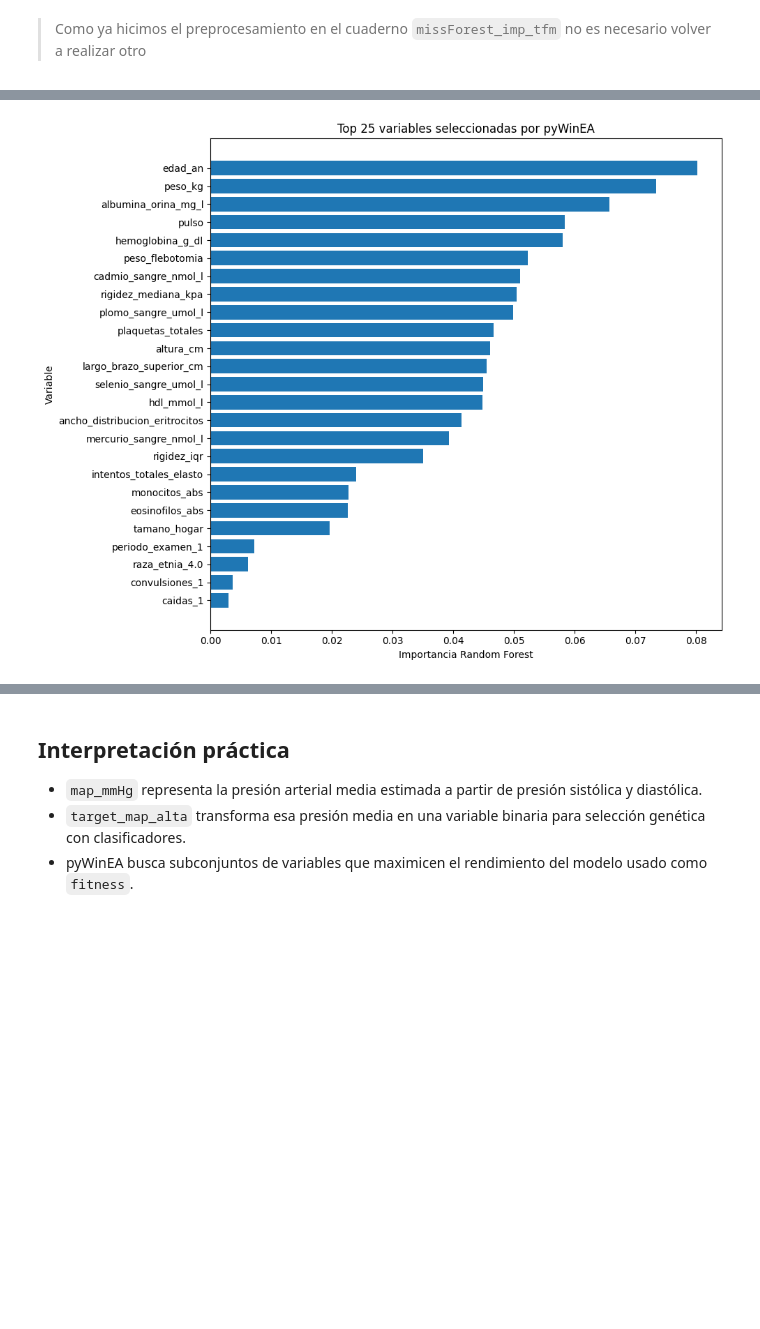
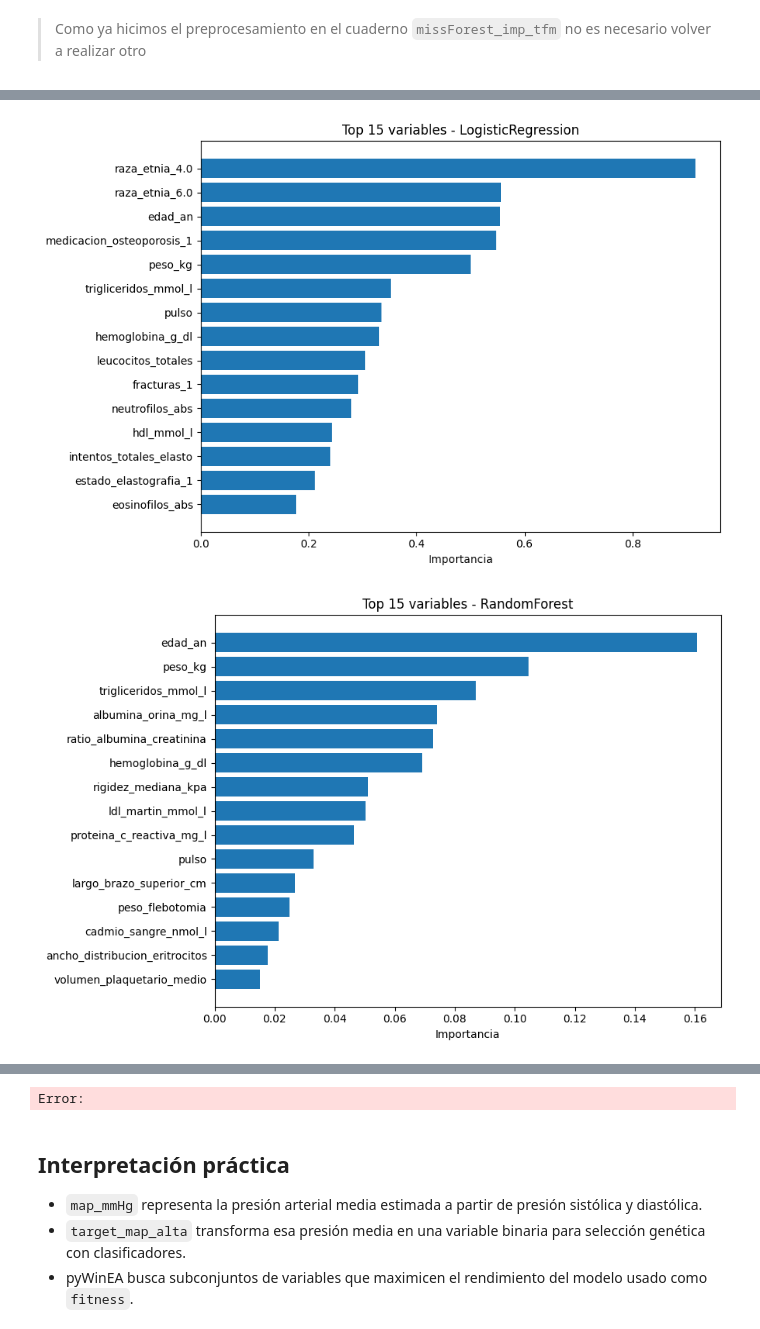
Before and after one commit to pmars21/hypertension_management_AI_driven_tool, a Jupyter notebook: seleccion_variables_pyWinEA_MAP.ipynb, the cells around one changed output, grey strips where cells are left out. Saved outputs shown, nothing was run; the diff lists cells and outputs as text; code cells hidden in the pictures; blank space fills up the shorter version.

Commit message:
Cambios A.G. Y carpeta con resultados
- Debido a una sobrecarga del equipo se interrumpió el proceso con uno de los modelos a usar (comentado) pero se continuó el proceso con los demás modelos.

```diff
--- a/seleccion_variables_pyWinEA_MAP.ipynb
+++ b/seleccion_variables_pyWinEA_MAP.ipynb
@@ -306,0 +541,21 @@ df_resultados
+# %%
+plt.figure(figsize=(12, 7))
+
+for model_name in df_generation_evolution["fitness_model"].unique():
+    df_temp = df_generation_evolution[
+        df_generation_evolution["fitness_model"] == model_name
+    ]
+
+    plt.plot(
+        df_temp["generation"],
+        df_temp["best_g_mean"],
+        label=model_name
+    )
+
+plt.title("Evolución del G-Mean según número de generaciones")
+plt.xlabel("Generación")
+plt.ylabel("Mejor G-Mean")
+plt.legend()
+plt.grid(True)
+plt.tight_layout()
+plt.show()
@@ -369,19 +700,15 @@ Importancias guardadas en: outputs\importancias_variables_pyWinEA_MAP.csv
 # %%
-# ============================================================
-# 12. Visualización rápida
-# ============================================================
+top_n = 15
 
-import matplotlib.pyplot as plt
+for model_name, importancias in importancias_modelos.items():
+    top_importancias = importancias.head(top_n).sort_values("importancia")
 
-top_n = 25
-top_importancias = importancias.head(top_n).sort_values("importancia", ascending=True)
-
-plt.figure(figsize=(10, 8))
-plt.barh(top_importancias["variable"], top_importancias["importancia"])
-plt.title(f"Top {top_n} variables seleccionadas por pyWinEA")
-plt.xlabel("Importancia Random Forest")
-plt.ylabel("Variable")
-plt.tight_layout()
-plt.show()
+    plt.figure(figsize=(9, 6))
+    plt.barh(top_importancias["variable"], top_importancias["importancia"])
+    plt.title(f"Top {top_n} variables - {model_name}")
+    plt.xlabel("Importancia")
+    plt.tight_layout()
+    plt.show()
 # %% [output]
-[figure, old version]
+[figure, new version]
+[figure, added]
@@ -388,3 +716,4 @@ plt.show()
+Error:
 # %% [markdown]
 ## Interpretación práctica
 
```
Also changed, not shown: parts of 18 cells of this notebook, 17 other files.
